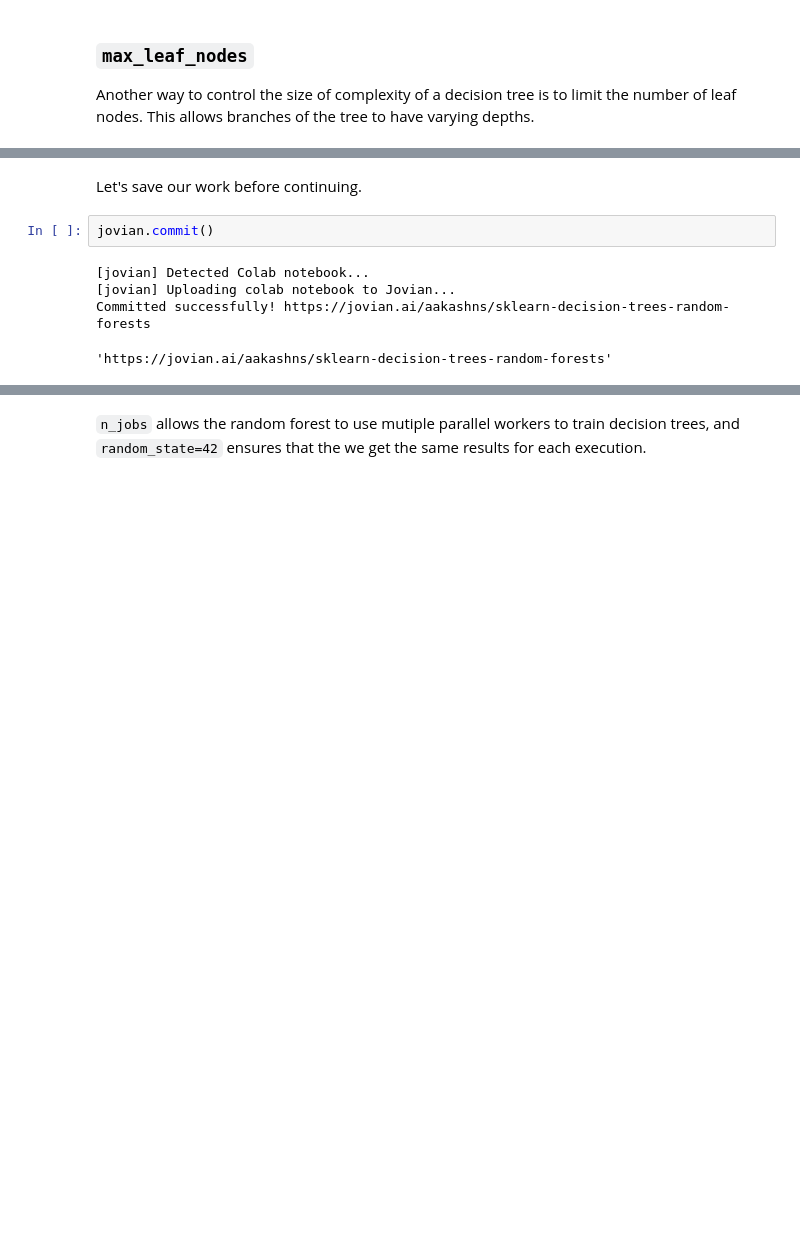
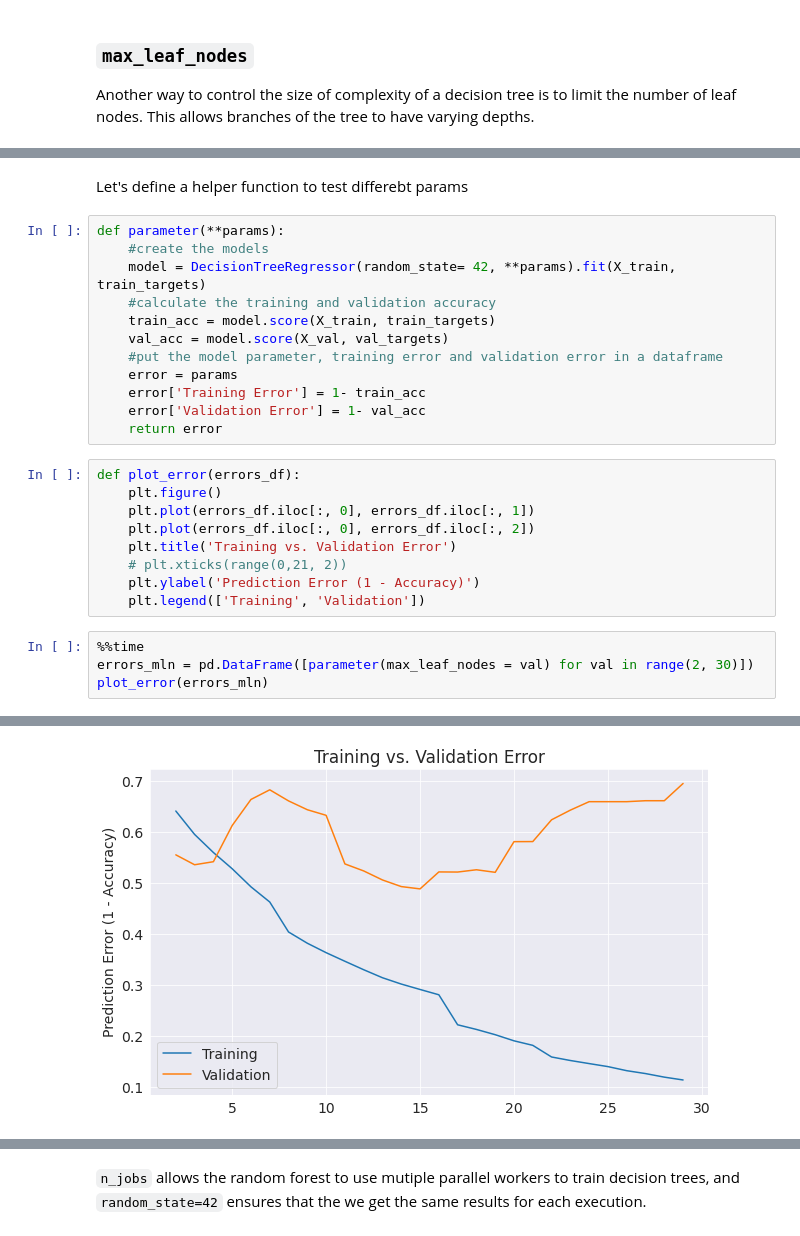
Before and after one commit to Surfix/all_notescripts, a Jupyter notebook: Radar-Backscatter/sklearn-decision-trees-random-forests.ipynb, the cells around one changed output, grey strips where cells are left out. Drawn from its saved outputs; the diff is of its cells as text; blank space fills up the shorter version.

```diff
--- a/Radar-Backscatter/sklearn-decision-trees-random-forests.ipynb
+++ b/Radar-Backscatter/sklearn-decision-trees-random-forests.ipynb
@@ -578,9 +524,28 @@ print(model_text[:3000])
-# %% [markdown]
-Let's save our work before continuing.
-# %%
-jovian.commit()
-# %% [output]
-[jovian] Detected Colab notebook...
-[jovian] Uploading colab notebook to Jovian...
-Committed successfully! https://jovian.ai/aakashns/sklearn-decision-trees-random-forests
-'https://jovian.ai/aakashns/sklearn-decision-trees-random-forests'
+# %% [markdown]
+Let's define a helper function to test differebt params
+# %%
+def parameter(**params):
+    #create the models
+    model = DecisionTreeRegressor(random_state= 42, **params).fit(X_train, train_targets)
+    #calculate the training and validation accuracy
+    train_acc = model.score(X_train, train_targets)
+    val_acc = model.score(X_val, val_targets)
+    #put the model parameter, training error and validation error in a dataframe
+    error = params
+    error['Training Error'] = 1- train_acc
+    error['Validation Error'] = 1- val_acc
+    return error
+# %%
+def plot_error(errors_df):
+    plt.figure()
+    plt.plot(errors_df.iloc[:, 0], errors_df.iloc[:, 1])
+    plt.plot(errors_df.iloc[:, 0], errors_df.iloc[:, 2])
+    plt.title('Training vs. Validation Error')
+    # plt.xticks(range(0,21, 2))
+    plt.ylabel('Prediction Error (1 - Accuracy)')
+    plt.legend(['Training', 'Validation'])
+# %%
+%%time
+errors_mln = pd.DataFrame([parameter(max_leaf_nodes = val) for val in range(2, 30)])
+plot_error(errors_mln)
+# %% [output]
@@ -586,0 +554 @@ Committed successfully! https://jovian.ai/aakashns/sklearn-decision-trees-random
+[figure, added]
```
Also changed, not shown: parts of 136 cells of this notebook, 1 other file.
